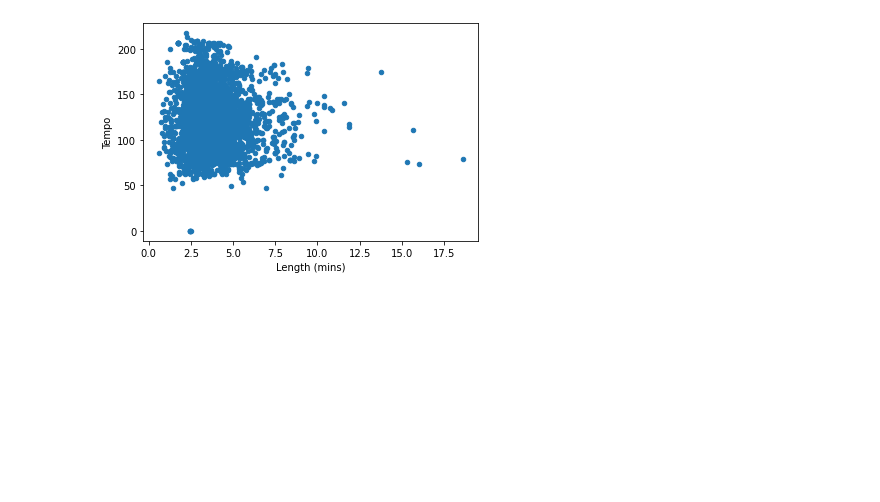
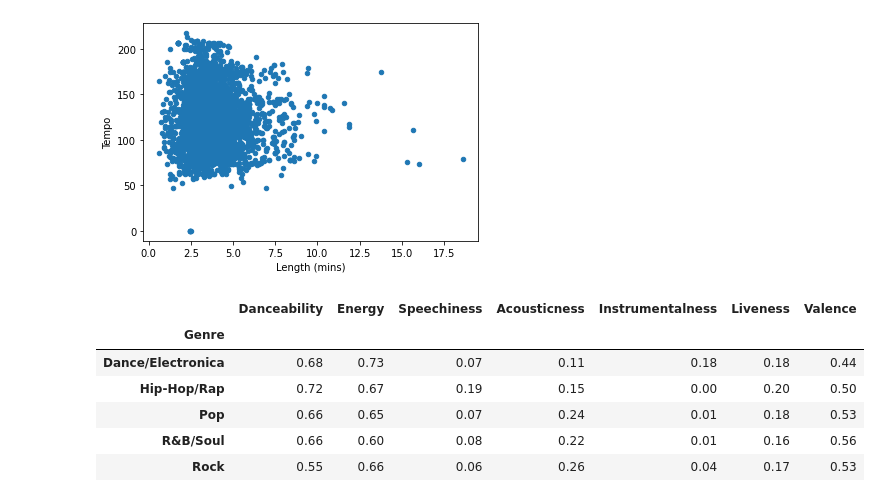
Before and after one commit to StevenTHG/Music-Research-Project-1, a Jupyter notebook: top_tracks_graph.ipynb, the cells around one changed output. Drawn from its saved outputs; the diff is of its cells as text; code cells hidden in the pictures; blank space fills up the shorter version.

```diff
--- a/top_tracks_graph.ipynb
+++ b/top_tracks_graph.ipynb
@@ -72,0 +79,12 @@ top_tracks_cleaned.loc[top_tracks_cleaned['Length (mins)']<20].plot(x='Length (m
+# %%
+#Create Groupby for Top 10 Song Genres and View Averages
+song_groups = top_song_genres.groupby('Genre')
+song_groups[score_columns].mean().round(2)
+# %% [output]
+|  | Danceability | Energy | Speechiness | Acousticness | Instrumentalness | Liveness | Valence |
+| Genre |  |  |  |  |  |  |  |
+| Dance/Electronica | 0.68 | 0.73 | 0.07 | 0.11 | 0.18 | 0.18 | 0.44 |
+| Hip-Hop/Rap | 0.72 | 0.67 | 0.19 | 0.15 | 0.00 | 0.20 | 0.50 |
+| Pop | 0.66 | 0.65 | 0.07 | 0.24 | 0.01 | 0.18 | 0.53 |
+| R&B/Soul | 0.66 | 0.60 | 0.08 | 0.22 | 0.01 | 0.16 | 0.56 |
+| Rock | 0.55 | 0.66 | 0.06 | 0.26 | 0.04 | 0.17 | 0.53 |
```
Also changed, not shown: parts of 7 cells of this notebook.
